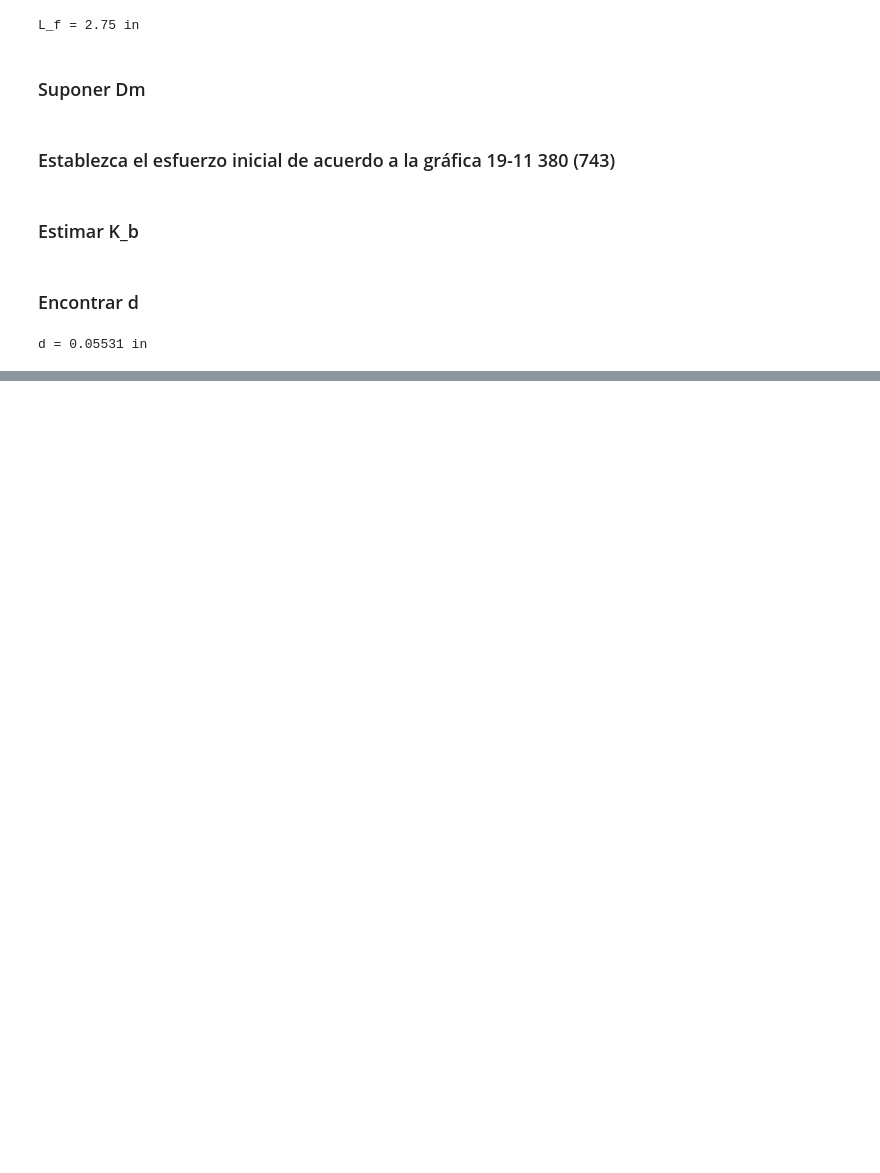
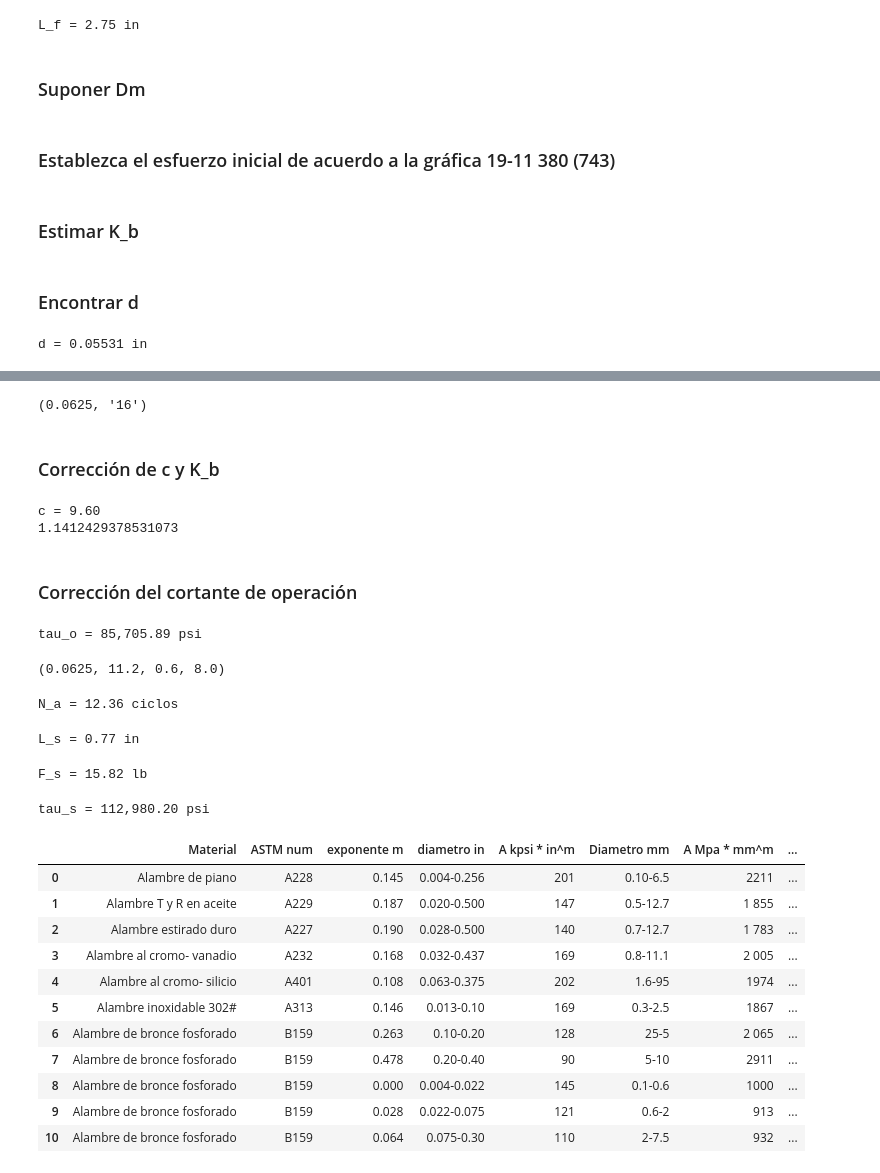
Before and after one commit to DanielSarmiento04/Design_Machine_Tool, a Jupyter notebook: 3erCorte/method1.ipynb, the cells around one changed output, grey strips where cells are left out. Drawn from its saved outputs; the diff is of its cells as text; code cells hidden in the pictures; blank space fills up the shorter version.

```diff
--- a/3erCorte/method1.ipynb
+++ b/3erCorte/method1.ipynb
@@ -95,0 +118,64 @@ d = 0.05531 in
+# %%
+calibre, diameter, *_ = table_19_2[table_19_2['Calibre US alambre in^b'] > d].values[-1]
+diameter, calibre
+# %% [output]
+(0.0625, '16')
+# %% [markdown]
+### Corrección de c y K_b
+# %%
+c = D_m / diameter
+print(f'c = {c :,.2f}')
+
+K_b = (4 * c + 2) / (4 * c - 3)
+print(K_b)
+# %% [output]
+c = 9.60
+1.1412429378531073
+# %% [markdown]
+### Corrección del cortante de operación
+# %%
+tau_o = (8 * K_b * F_o * D_m) / (np.pi * pow(diameter, 3))
+print(f'tau_o = {tau_o :,.2f} psi')
+# %% [output]
+tau_o = 85,705.89 psi
+# %%
+diameter, G, D_m, k
+# %% [output]
+(0.0625, 11.2, 0.6, 8.0)
+# %%
+N_a = (pow(diameter, 4) * G) / (8 * pow(D_m, 3) * k) * 1e6
+
+print(f'N_a = {N_a :,.2f} ciclos')
+# %% [output]
+N_a = 12.36 ciclos
+# %%
+L_s = N_a * diameter
+print(f'L_s = {L_s :,.2f} in')
+# %% [output]
+L_s = 0.77 in
+# %%
+F_s = (L_f - L_s) * k
+print(f'F_s = {F_s :,.2f} lb')
+# %% [output]
+F_s = 15.82 lb
+# %%
+tau_s = tau_o * (F_s / F_o)
+print(f'tau_s = {tau_s :,.2f} psi')
+# %% [output]
+tau_s = 112,980.20 psi
+# %%
+table_10_4 = pd.read_csv('tables/table_10_4.csv')
+table_10_4
+# %% [output]
+|  | Material | ASTM num | exponente m | diametro in | A kpsi * in^m | Diametro mm | A Mpa * mm^m | ... |
+| 0 | Alambre de piano | A228 | 0.145 | 0.004-0.256 | 201 | 0.10-6.5 | 2211 | ... |
+| 1 | Alambre T y R en aceite | A229 | 0.187 | 0.020-0.500 | 147 | 0.5-12.7 | 1 855 | ... |
+| 2 | Alambre estirado duro | A227 | 0.190 | 0.028-0.500 | 140 | 0.7-12.7 | 1 783 | ... |
+| 3 | Alambre al cromo- vanadio | A232 | 0.168 | 0.032-0.437 | 169 | 0.8-11.1 | 2 005 | ... |
+| 4 | Alambre al cromo- silicio | A401 | 0.108 | 0.063-0.375 | 202 | 1.6-95 | 1974 | ... |
+| 5 | Alambre inoxidable 302# | A313 | 0.146 | 0.013-0.10 | 169 | 0.3-2.5 | 1867 | ... |
+| 6 | Alambre de bronce fosforado | B159 | 0.263 | 0.10-0.20 | 128 | 25-5 | 2 065 | ... |
+| 7 | Alambre de bronce fosforado | B159 | 0.478 | 0.20-0.40 | 90 | 5-10 | 2911 | ... |
+| 8 | Alambre de bronce fosforado | B159 | 0.000 | 0.004-0.022 | 145 | 0.1-0.6 | 1000 | ... |
+| 9 | Alambre de bronce fosforado | B159 | 0.028 | 0.022-0.075 | 121 | 0.6-2 | 913 | ... |
+| 10 | Alambre de bronce fosforado | B159 | 0.064 | 0.075-0.30 | 110 | 2-7.5 | 932 | ... |
```
Also changed, not shown: parts of 4 cells of this notebook, 4 other files.
